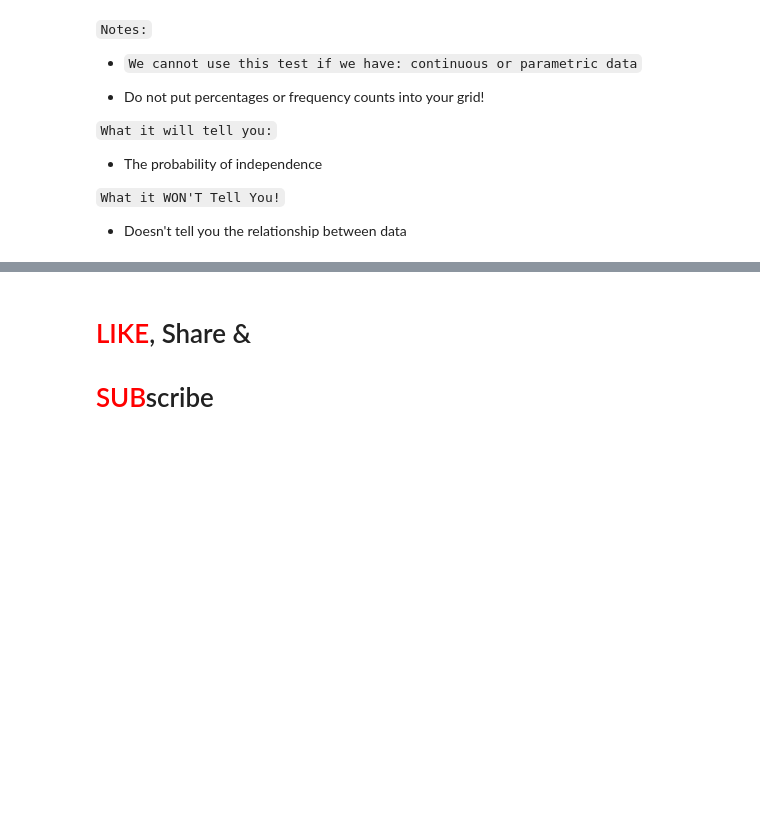
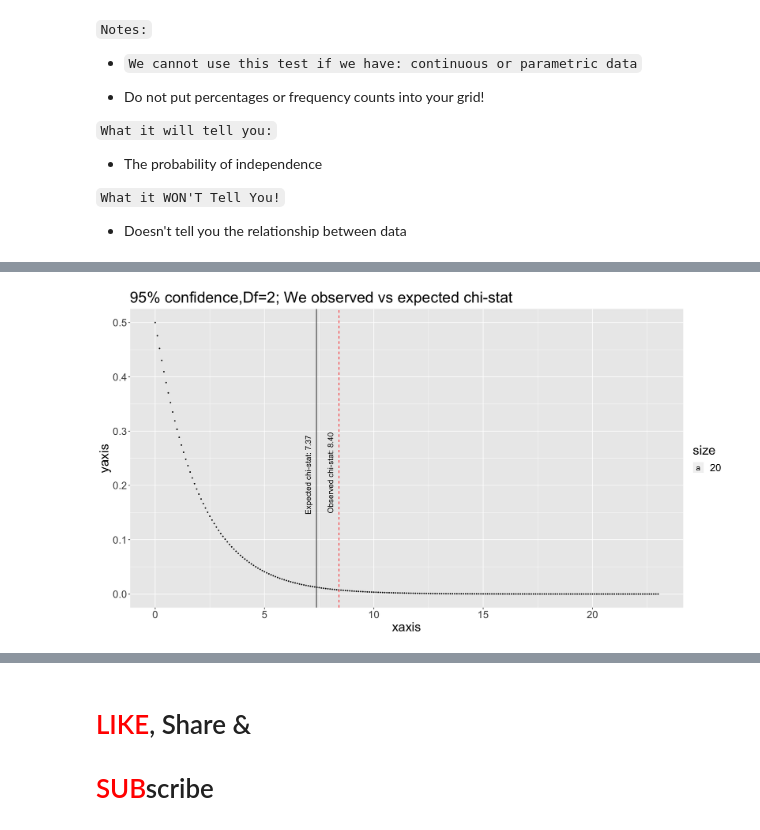
Before and after one commit to MrFuguDataScience/MLE_Basics_N_Stats, a Jupyter notebook: Chi_sq_distr.ipynb, the cells around one changed output, grey strips where cells are left out. Drawn from its saved outputs; the diff is of its cells as text; code cells hidden in the pictures; blank space fills up the shorter version.

```diff
--- a/Chi_sq_distr.ipynb
+++ b/Chi_sq_distr.ipynb
@@ -245,0 +415,10 @@ round(sd(fake_dta),digits=3)
+# %%
+# Chi-sq value
+chi_sq<-(128.088-112)^2/112+(74.559-90)^2/90+(44.353-45)^2/45+(206.912-223)^2/223+
+(120.441-105)^2/105+(71.647-71)^2/71
+print('Chi-sq value')
+round(chi_sq,digits=3)
+
+print('Prob:')
+prob<-dchisq(df = 2,x=8.407)
+round(prob,digits=3)
@@ -245,0 +430,25 @@ round(sd(fake_dta),digits=3)
+# %%
+y_axis <- dchisq(seq(0,23,by=.1), df=2, ncp = 0, log = FALSE)
+x_axis <- seq(0,23,by=.1)
+Samp<- data.table(xaxis = x_axis, yaxis=y_axis)
+
+cuts<- data.frame(Ref = c("Expected chi-stat: 7.37", "Observed chi-stat: 8.40"),
+                   vals = c(qchisq(.975,df=2),chi_sq),
+                   stringsAsFactors = FALSE)
+
+ggplot(Samp, aes(xaxis,yaxis))+geom_point(size=0.5)+
+theme(text=element_text(size=21))+
+geom_vline(xintercept=qchisq(.975,df=2))+
+# title
+ggtitle("95% confidence,Df=2; We observed vs expected chi-stat")+
+geom_vline(xintercept = chi_sq,linetype = "dashed", colour = "red",show.legend = FALSE)+
+# adjust text for vertical lines:
+geom_text(mapping = aes(x = vals,
+                          y = 0,
+                          label = Ref,
+                          hjust = -1,
+                          vjust = -1,
+                         angle=90,size=20),
+                        data = cuts)
+# %% [output]
+[figure, added]
```
Also changed, not shown: parts of 32 cells of this notebook.
